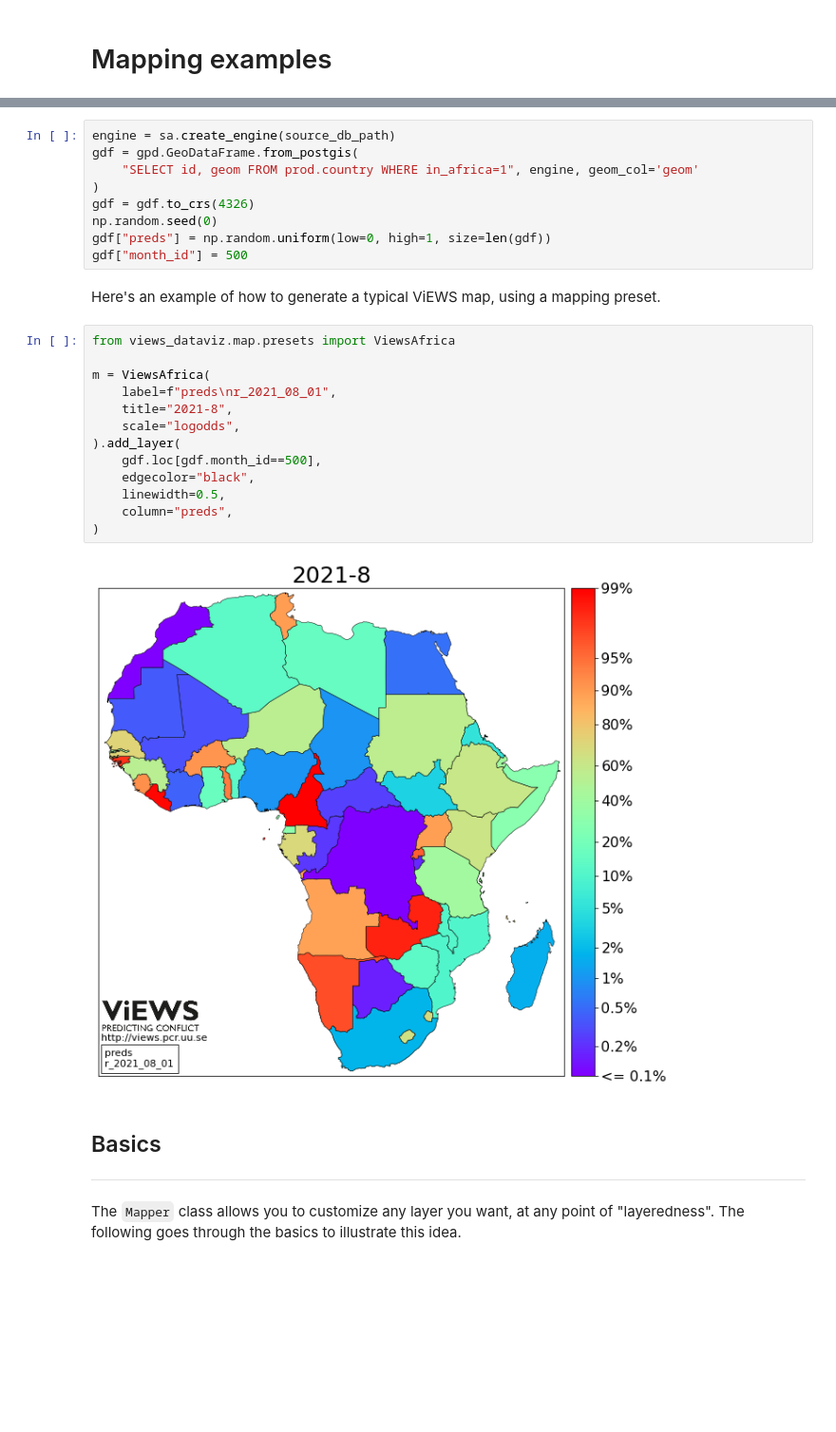
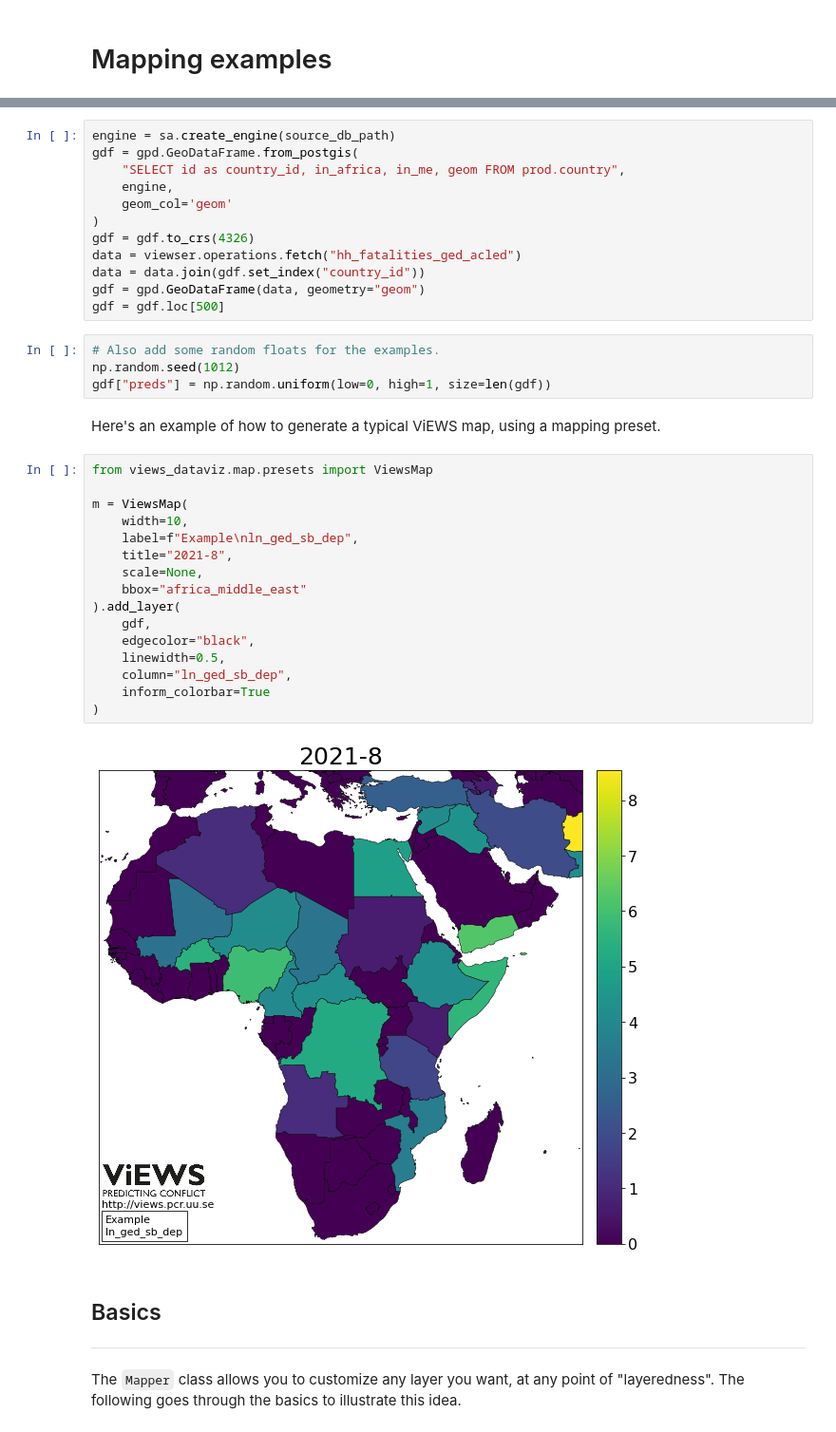
Before and after one commit to prio-data/views_dataviz, a Jupyter notebook: examples/mapper.ipynb, the cells around one changed output, grey strips where cells are left out. Shown at 95% size. Cells and saved outputs as stored; diff of their text form; blank space fills up the shorter version.

```diff
--- a/examples/mapper.ipynb
+++ b/examples/mapper.ipynb
@@ -28,29 +31,39 @@ For illustration, we're getting the country table from db into a GeoDataFrame li
-# %%
-engine = sa.create_engine(source_db_path)
-gdf = gpd.GeoDataFrame.from_postgis(
-    "SELECT id, geom FROM prod.country WHERE in_africa=1", engine, geom_col='geom'
-)
-gdf = gdf.to_crs(4326)
-np.random.seed(0)
-gdf["preds"] = np.random.uniform(low=0, high=1, size=len(gdf))
-gdf["month_id"] = 500
+# %%
+engine = sa.create_engine(source_db_path)
+gdf = gpd.GeoDataFrame.from_postgis(
+    "SELECT id as country_id, in_africa, in_me, geom FROM prod.country",
+    engine,
+    geom_col='geom'
+)
+gdf = gdf.to_crs(4326)
+data = viewser.operations.fetch("hh_fatalities_ged_acled")
+data = data.join(gdf.set_index("country_id"))
+gdf = gpd.GeoDataFrame(data, geometry="geom")
+gdf = gdf.loc[500]
+# %%
+# Also add some random floats for the examples.
+np.random.seed(1012)
+gdf["preds"] = np.random.uniform(low=0, high=1, size=len(gdf))
 # %% [markdown]
 Here's an example of how to generate a typical ViEWS map, using a mapping preset.
 # %%
-from views_dataviz.map.presets import ViewsAfrica
+from views_dataviz.map.presets import ViewsMap
 
-m = ViewsAfrica(
-    label=f"preds\nr_2021_08_01",
+m = ViewsMap(
+    width=10,
+    label=f"Example\nln_ged_sb_dep",
     title="2021-8",
-    scale="logodds",
+    scale=None,
+    bbox="africa_middle_east"
 ).add_layer(
-    gdf.loc[gdf.month_id==500],
+    gdf,
     edgecolor="black",
     linewidth=0.5,
-    column="preds",
+    column="ln_ged_sb_dep",
+    inform_colorbar=True
 )
 # %% [output]
-[figure, old version]
+[figure, new version]
 # %% [markdown]
 <a id="basics"></a>
 ## Basics
```
Also changed, not shown: parts of 31 cells of this notebook, 15 other files.
